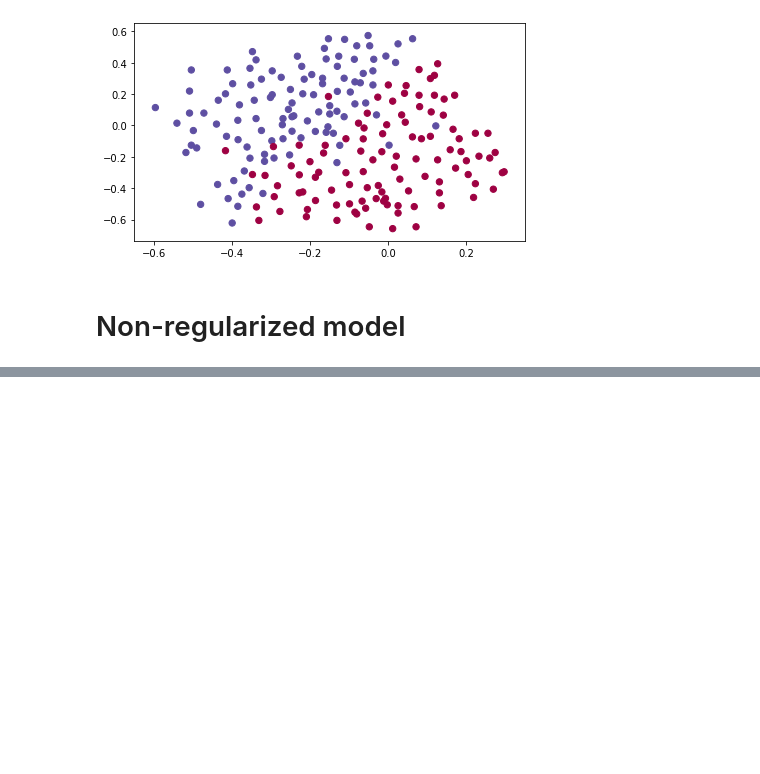
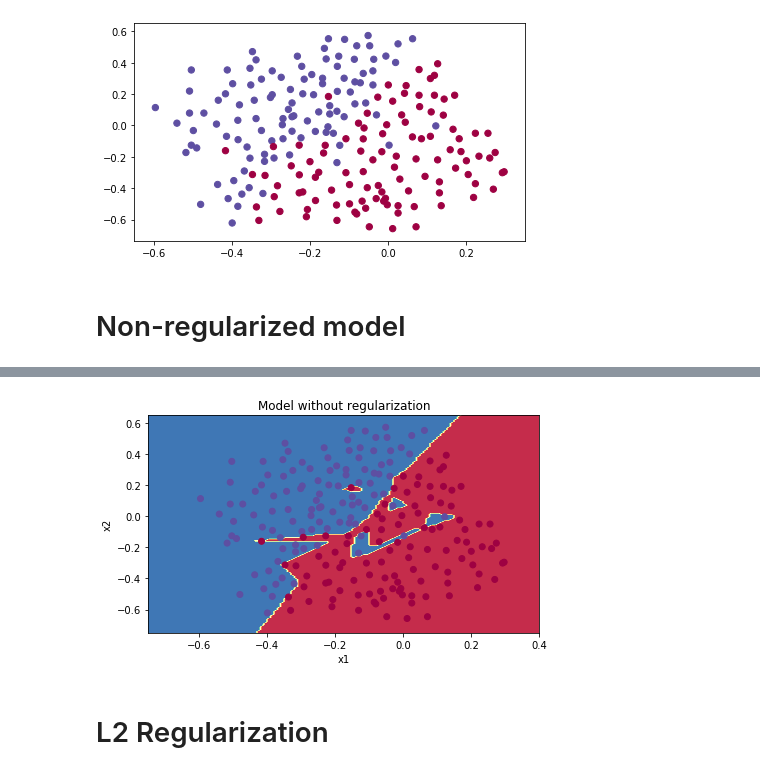
Before and after one commit to weronikazak/ML-Projects, a Jupyter notebook: Scratch/NG_Regularization.ipynb, the cells around one changed output, grey strips where cells are left out. Cells and saved outputs as stored; diff of their text form; code cells hidden in the pictures; blank space fills up the shorter version.

Commit message:
regularization

```diff
--- a/Scratch/NG_Regularization.ipynb
+++ b/Scratch/NG_Regularization.ipynb
@@ -31,0 +86,13 @@ def model(X, Y, learning_rate=0.3, num_iter=30_000, print_cost=True, lambd = 0,
+# %%
+from utils import plot_decision_boundary
+from utils_3 import predict_dec
+
+plt.title("Model without regularization")
+axes = plt.gca()
+axes.set_xlim([-0.75,0.40])
+axes.set_ylim([-0.75,0.65])
+plot_decision_boundary(lambda x: predict_dec(params, x.T), X_train, Y_train)
+# %% [output]
+[figure, added]
+# %% [markdown]
+# L2 Regularization
```
Also changed, not shown: parts of 14 cells of this notebook, 2 other files.
